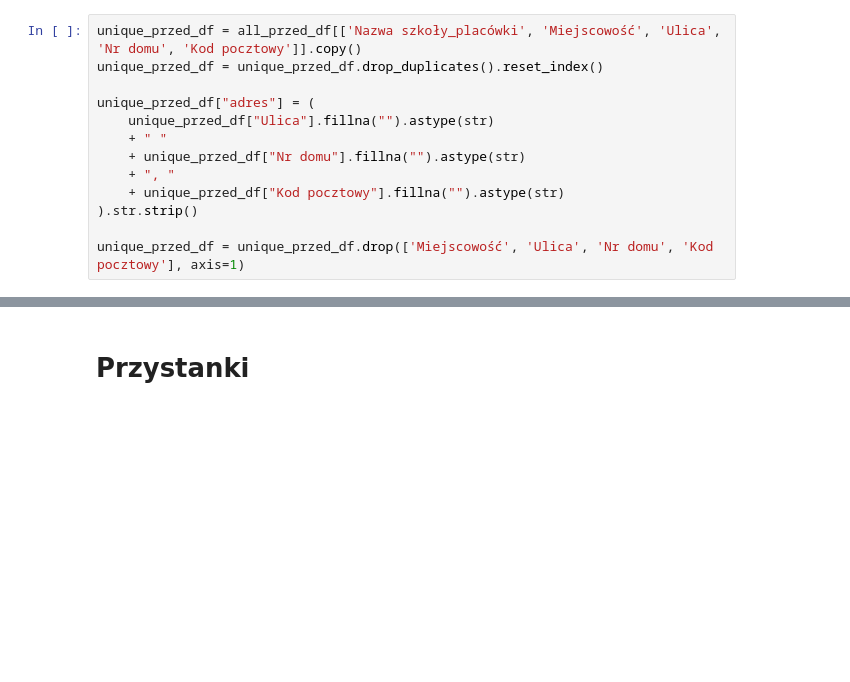
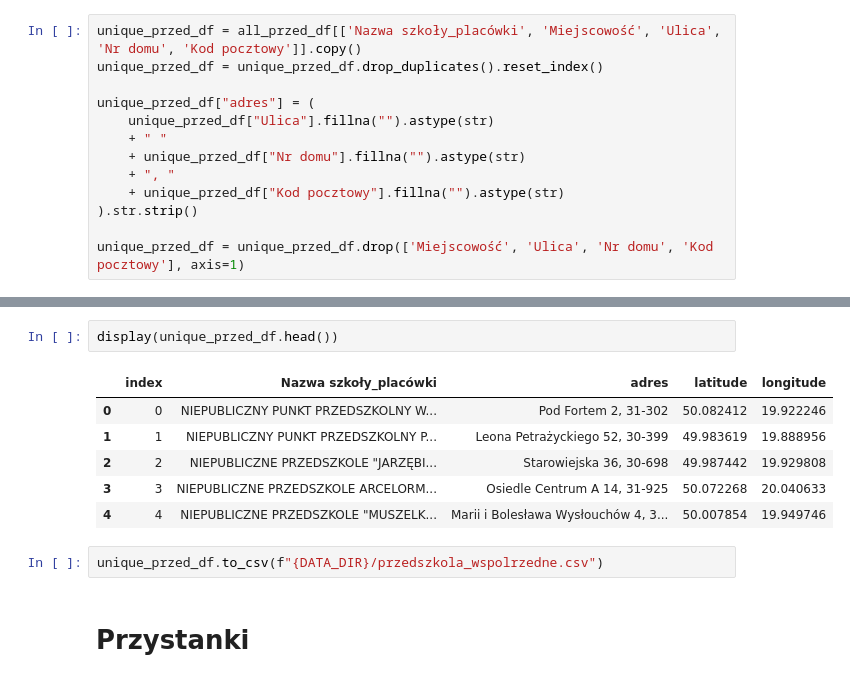
Before and after one commit to zolw-qt/city_app, a Jupyter notebook: EDA/EDA.ipynb, the cells around one changed output, grey strips where cells are left out. Cells and saved outputs as stored; diff of their text form; blank space fills up the shorter version.

```diff
--- a/EDA/EDA.ipynb
+++ b/EDA/EDA.ipynb
@@ -216,3 +177,14 @@ KeyboardInterrupt:
+# %%
+display(unique_przed_df.head())
+# %% [output]
+|  | index | Nazwa szkoły_placówki | adres | latitude | longitude |
+| 0 | 0 | NIEPUBLICZNY PUNKT PRZEDSZKOLNY W... | Pod Fortem 2, 31-302 | 50.082412 | 19.922246 |
+| 1 | 1 | NIEPUBLICZNY PUNKT PRZEDSZKOLNY P... | Leona Petrażyckiego 52, 30-399 | 49.983619 | 19.888956 |
+| 2 | 2 | NIEPUBLICZNE PRZEDSZKOLE "JARZĘBI... | Starowiejska 36, 30-698 | 49.987442 | 19.929808 |
+| 3 | 3 | NIEPUBLICZNE PRZEDSZKOLE ARCELORM... | Osiedle Centrum A 14, 31-925 | 50.072268 | 20.040633 |
+| 4 | 4 | NIEPUBLICZNE PRZEDSZKOLE "MUSZELK... | Marii i Bolesława Wysłouchów 4, 3... | 50.007854 | 19.949746 |
+# %%
+unique_przed_df.to_csv(f"{DATA_DIR}/przedszkola_wspolrzedne.csv")
 # %% [markdown]
 # Przystanki
 # %%
```
Also changed, not shown: parts of 12 cells of this notebook, 5 other files.
